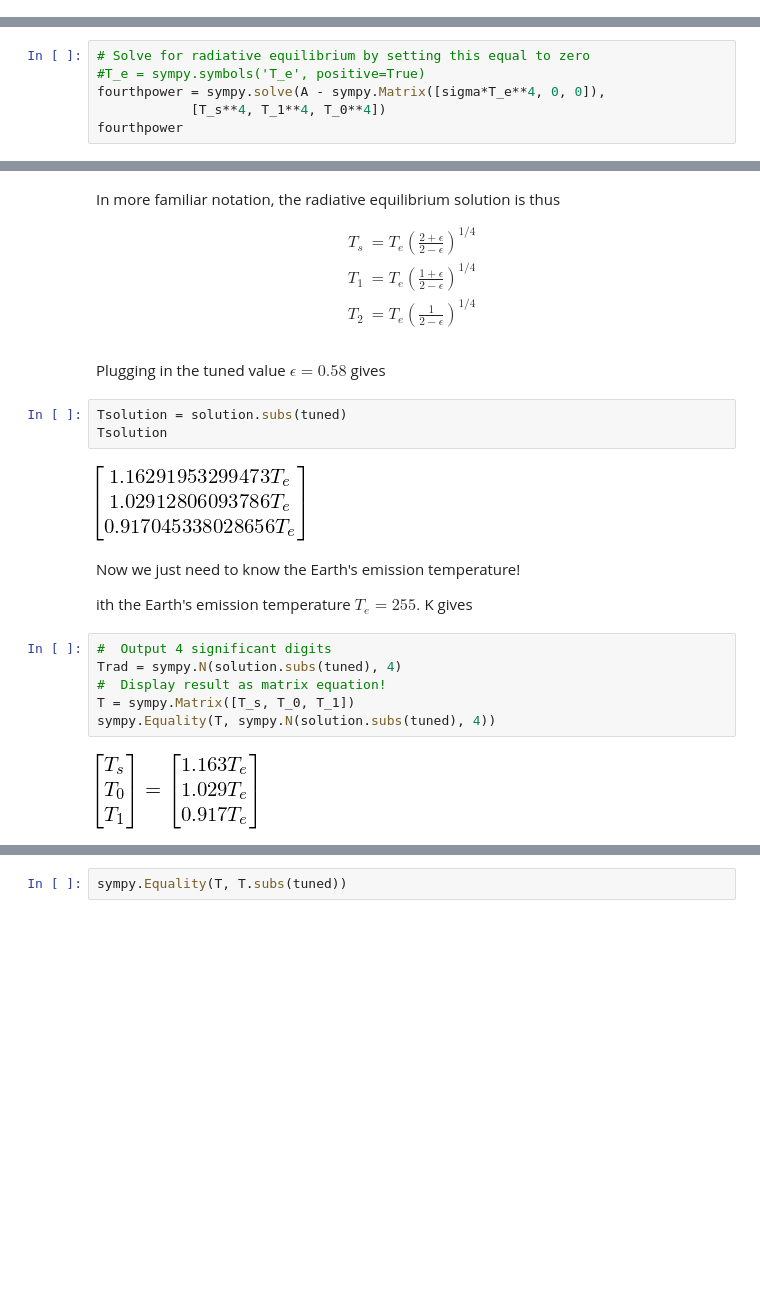
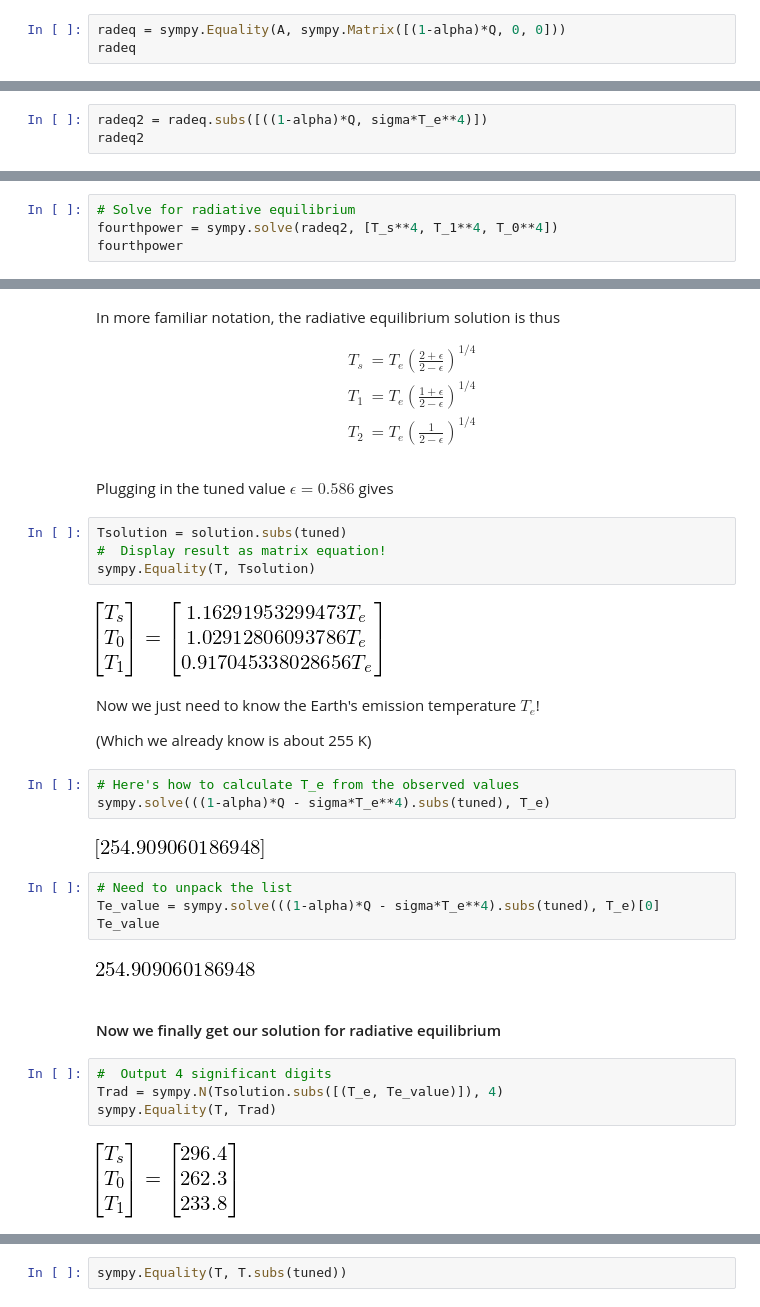
Before and after one commit to brian-rose/ClimateModeling_courseware, a Jupyter notebook: Lectures/Lecture06 -- Elementary greenhouse models.ipynb, the cells around one changed output, grey strips where cells are left out. Saved outputs shown, nothing was run; the diff lists cells and outputs as text; blank space fills up the shorter version.

```diff
--- a/Lectures/Lecture06 -- Elementary greenhouse models.ipynb
+++ b/Lectures/Lecture06 -- Elementary greenhouse models.ipynb
@@ -626,0 +650,3 @@ A
+# %%
+radeq = sympy.Equality(A, sympy.Matrix([(1-alpha)*Q, 0, 0]))
+radeq
@@ -626,0 +659,3 @@ A
+# %%
+radeq2 = radeq.subs([((1-alpha)*Q, sigma*T_e**4)])
+radeq2
@@ -627,8 +668,6 @@ A
 # %%
-# Solve for radiative equilibrium by setting this equal to zero
-#T_e = sympy.symbols('T_e', positive=True)
-fourthpower = sympy.solve(A - sympy.Matrix([sigma*T_e**4, 0, 0]),
-            [T_s**4, T_1**4, T_0**4])
+# Solve for radiative equilibrium
+fourthpower = sympy.solve(radeq2, [T_s**4, T_1**4, T_0**4])
 fourthpower
 # %% [output]
 [figure]
@@ -651,22 +695,34 @@ T_1 &= T_e \left( \frac{1+\epsilon}{2-\epsilon} \right)^{1/4} \\
 T_2 &= T_e \left( \frac{ 1}{2 - \epsilon} \right)^{1/4}
 \end{align}
 # %% [markdown]
-Plugging in the tuned value $\epsilon = 0.58$ gives
+Plugging in the tuned value $\epsilon = 0.586$ gives
 # %%
 Tsolution = solution.subs(tuned)
-Tsolution
+#  Display result as matrix equation!
+sympy.Equality(T, Tsolution)
 # %% [output]
-[figure, old version]
+[figure, new version]
 # %% [markdown]
-Now we just need to know the Earth's emission temperature!
+Now we just need to know the Earth's emission temperature $T_e$!
 
-ith the Earth's emission temperature $T_e = 255.$ K gives
+(Which we already know is about 255 K)
+# %%
+# Here's how to calculate T_e from the observed values
+sympy.solve(((1-alpha)*Q - sigma*T_e**4).subs(tuned), T_e)
+# %% [output]
+[figure, added]
+# %%
+# Need to unpack the list
+Te_value = sympy.solve(((1-alpha)*Q - sigma*T_e**4).subs(tuned), T_e)[0]
+Te_value
+# %% [output]
+[figure, added]
+# %% [markdown]
+#### Now we finally get our solution for radiative equilibrium
 # %%
 #  Output 4 significant digits
-Trad = sympy.N(solution.subs(tuned), 4)
-#  Display result as matrix equation!
-T = sympy.Matrix([T_s, T_0, T_1])
-sympy.Equality(T, sympy.N(solution.subs(tuned), 4))
+Trad = sympy.N(Tsolution.subs([(T_e, Te_value)]), 4)
+sympy.Equality(T, Trad)
 # %% [output]
-[figure, old version]
+[figure, new version]
 # %% [markdown]
```
Also changed, not shown: parts of 34 cells of this notebook.
